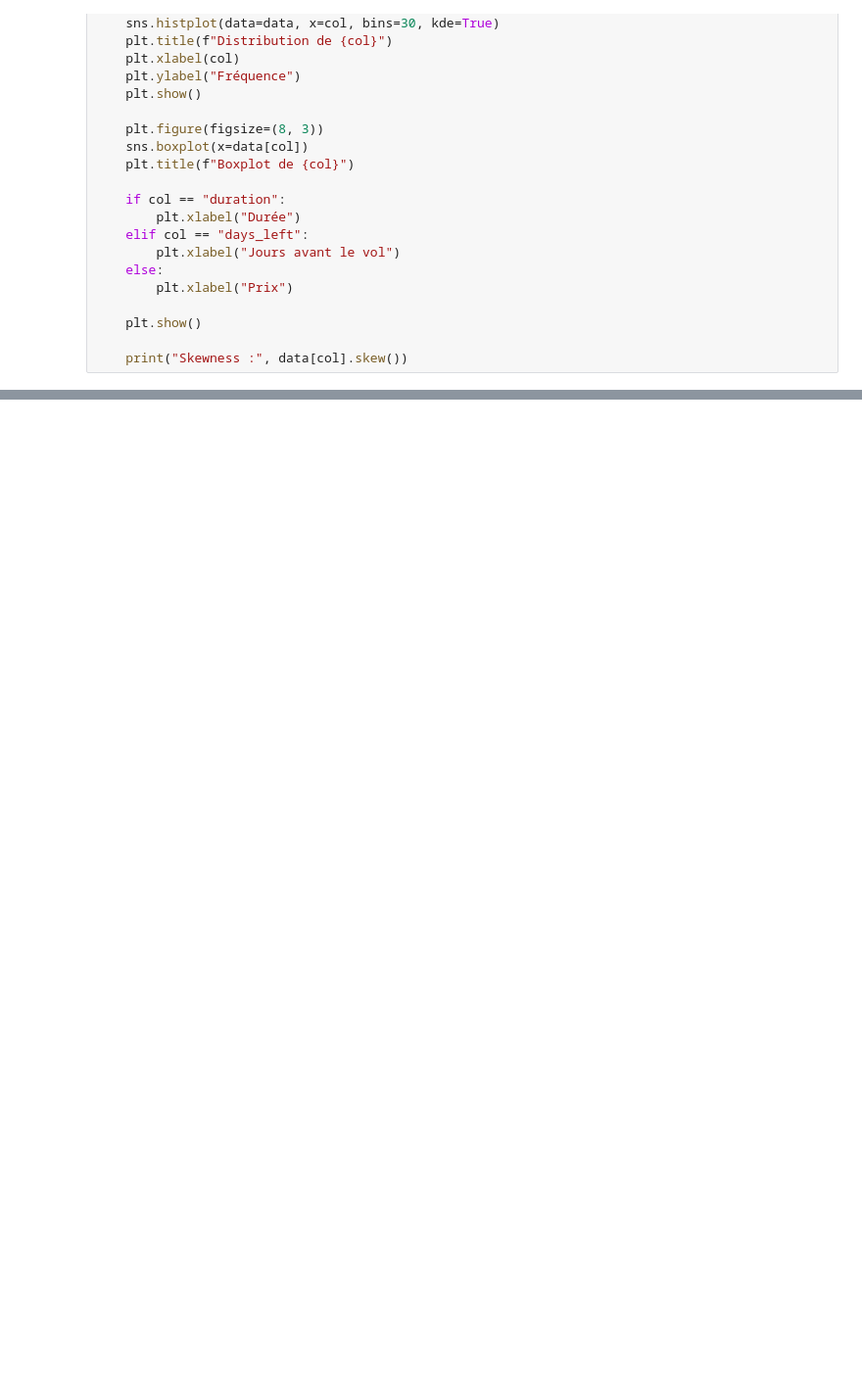
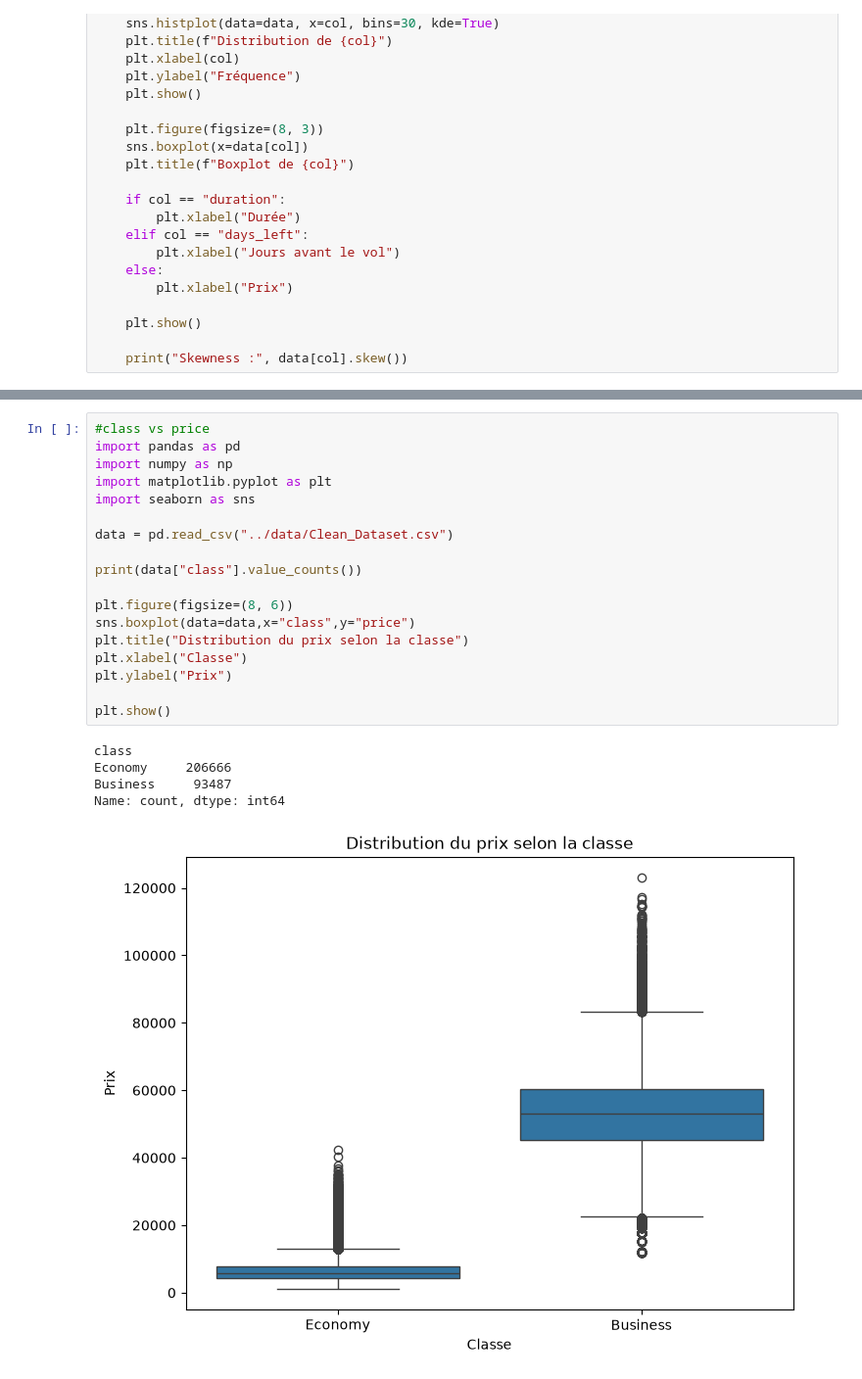
Before and after one commit to RihabMhd/Machine-Learning-Pr-diction-du-prix-des-billets-d-avion, a Jupyter notebook: notebooks/flight_price_prediction.ipynb, the cells around one changed output, grey strips where cells are left out. Shown at 98% size. Cells and saved outputs as stored; diff of their text form; blank space fills up the shorter version.

```diff
--- a/notebooks/flight_price_prediction.ipynb
+++ b/notebooks/flight_price_prediction.ipynb
@@ -133,0 +231,24 @@ for col in continue_variables:
+# %%
+#class vs price
+import pandas as pd
+import numpy as np
+import matplotlib.pyplot as plt
+import seaborn as sns
+
+data = pd.read_csv("../data/Clean_Dataset.csv")
+
+print(data["class"].value_counts())
+
+plt.figure(figsize=(8, 6))
+sns.boxplot(data=data,x="class",y="price")
+plt.title("Distribution du prix selon la classe")
+plt.xlabel("Classe")
+plt.ylabel("Prix")
+
+plt.show()
+# %% [output]
+class
+Economy     206666
+Business     93487
+Name: count, dtype: int64
+[figure, added]
```
Also changed, not shown: parts of 5 cells of this notebook.
